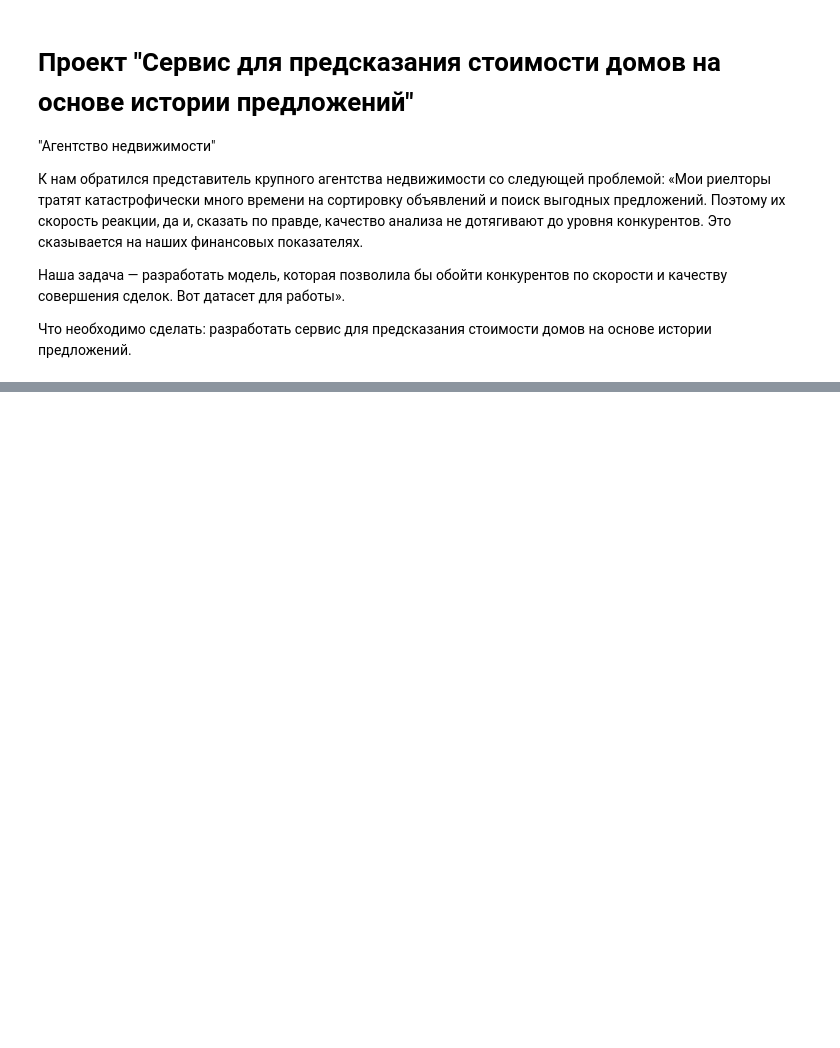
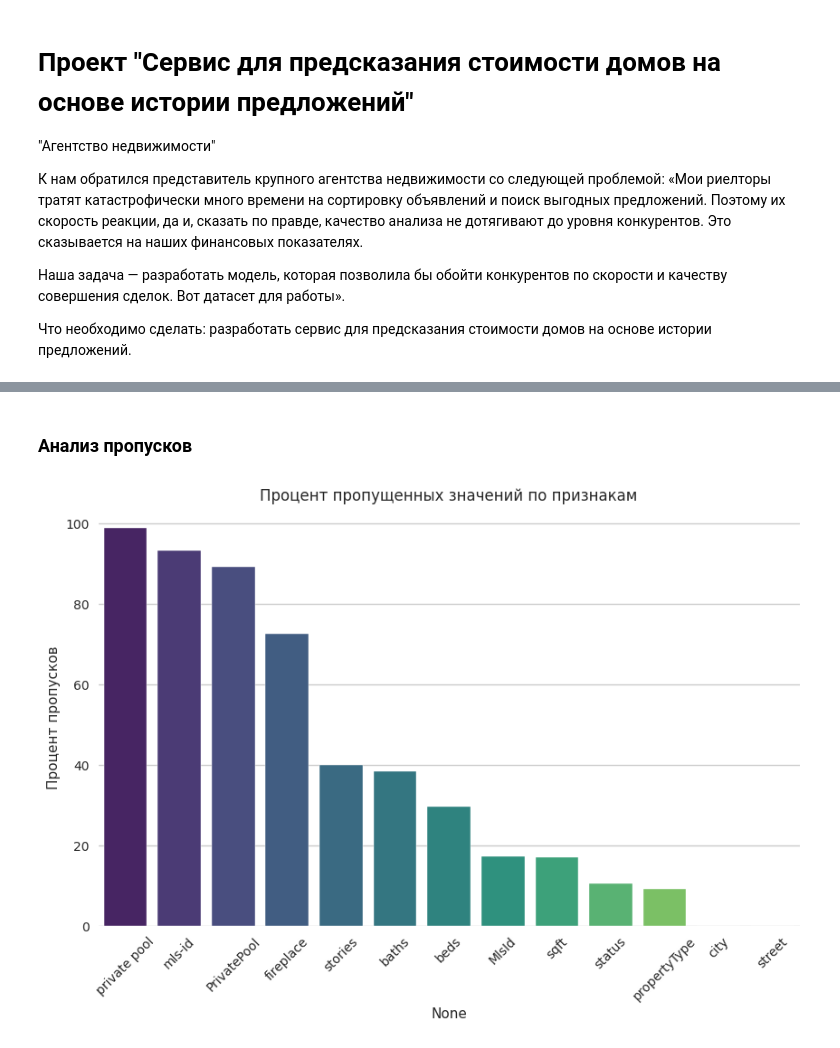
Before and after one commit to st-pavel/project_final_01, a Jupyter notebook: project_final_000.ipynb, the cells around one changed output, grey strips where cells are left out. Cells and saved outputs as stored; diff of their text form; code cells hidden in the pictures; blank space fills up the shorter version.

```diff
--- a/project_final_000.ipynb
+++ b/project_final_000.ipynb
@@ -149,0 +408,35 @@ data.head()
+# %%
+# sqft
+def clean_sqft(x):
+    if isinstance(x, str):
+        # Удаляем 'sqft' и запятые
+        x = x.lower().replace('sqft', '').replace(',', '').strip()
+        if '-' in x: # обработка диапазонов, берем среднее или первое
+             return float('nan')
+    return x
+
+data['sqft'] = data['sqft'].apply(clean_sqft)
+data['sqft'] = pd.to_numeric(data['sqft'], errors='coerce')
+
+# beds
+def clean_beds(x):
+    if isinstance(x, str):
+        x = x.lower().replace('beds', '').replace('bd', '').strip()
+        # Можно добавить логику для '1-2 beds' и т.д.
+    return x
+
+data['beds'] = data['beds'].apply(clean_beds)
+# beds чаще всего целое, но бывают float (редко)
+data['beds'] = pd.to_numeric(data['beds'], errors='coerce')
+
+# baths
+def clean_baths(x):
+    if isinstance(x, str):
+        x = x.lower().replace('baths', '').replace('ba', '').strip()
+    return x
+
+data['baths'] = data['baths'].apply(clean_baths)
+data['baths'] = pd.to_numeric(data['baths'], errors='coerce')
+
+print("Info после очистки основных числовых полей:")
+data[['sqft', 'beds', 'baths']].info()
@@ -149,0 +455,13 @@ data.head()
+# %% [markdown]
+### Анализ пропусков
+# %%
+missing = data.isnull().mean() * 100
+missing = missing[missing > 0].sort_values(ascending=False)
+plt.figure(figsize=(10, 6))
+sns.barplot(x=missing.index, y=missing.values, palette='viridis')
+plt.xticks(rotation=45)
+plt.title('Процент пропущенных значений по признакам')
+plt.ylabel('Процент пропусков')
+plt.show()
+# %% [output]
+[figure, added]
```
Also changed, not shown: parts of 55 cells of this notebook, 9 other files.
